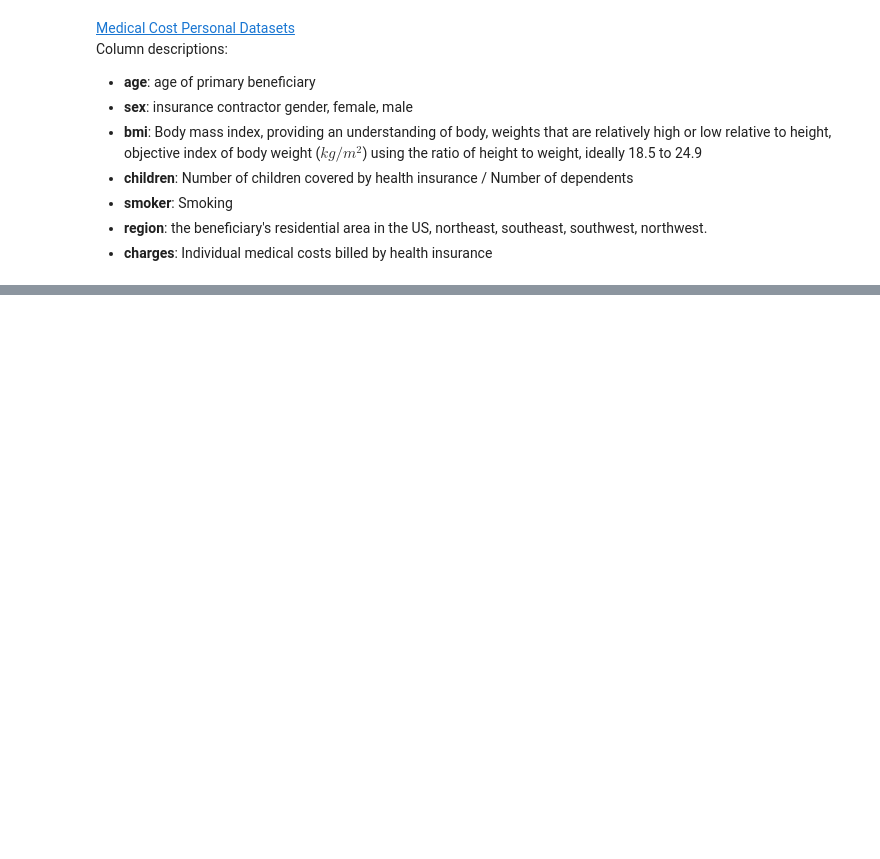
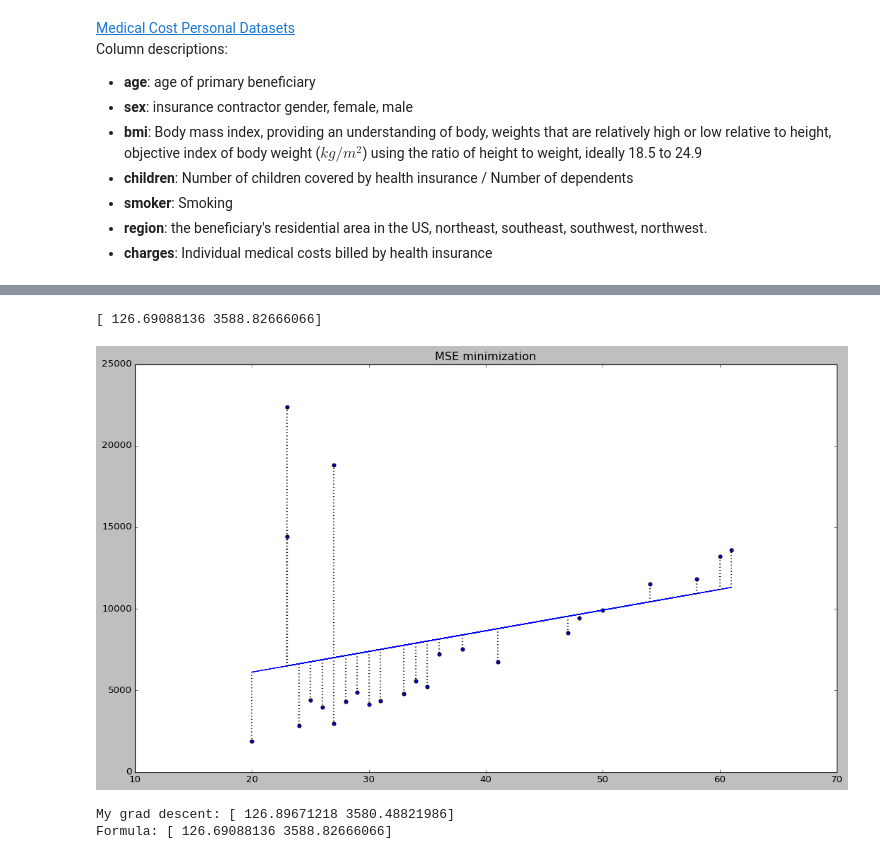
Before and after one commit to KostyaEsyutin/math_and_statistics_for_data_analysys, a Jupyter notebook: LinearRegression.ipynb, the cells around one changed output, grey strips where cells are left out. Saved outputs shown, nothing was run; the diff lists cells and outputs as text; code cells hidden in the pictures; blank space fills up the shorter version.

```diff
--- a/LinearRegression.ipynb
+++ b/LinearRegression.ipynb
@@ -84,0 +103,16 @@ MAE is the same as *L1 norm* of erors vector devided by *n* and MSE is squared *
+# %%
+# MSE
+beta = np.linalg.inv(X.T@X)@X.T@y
+print(beta)
+y_pred_mse = X@beta
+
+plt.figure(figsize=(16, 9))
+plt.title('MSE minimization')
+plt.plot(x1, y_pred_mse)
+plt.scatter(x1, y)
+for xi, yi, ypi in zip(x1, y, y_pred_mse):
+    plt.plot([xi, xi], [ypi, yi], linestyle=':', linewidth=2, color='black')
+plt.show()
+# %% [output]
+[ 126.69088136 3588.82666066]
+[figure, added]
@@ -84,0 +185,9 @@ MAE is the same as *L1 norm* of erors vector devided by *n* and MSE is squared *
+# %%
+weights = np.array([300., -4500.])
+# I don't know how but gamma=1e-4 gives almost the same answer as analytical formula
+weights_opt_mse = gradient_descent(lr_mse, min_param_name='w', gamma=1e-4, max_iter=1_000_000, **{'X': X, 'y': y, 'w': weights})
+print('My grad descent:', weights_opt_mse)
+print('Formula:', beta)
+# %% [output]
+My grad descent: [ 126.89671218 3580.48821986]
+Formula: [ 126.69088136 3588.82666066]
```
Also changed, not shown: parts of 9 cells of this notebook, 1 other file.
